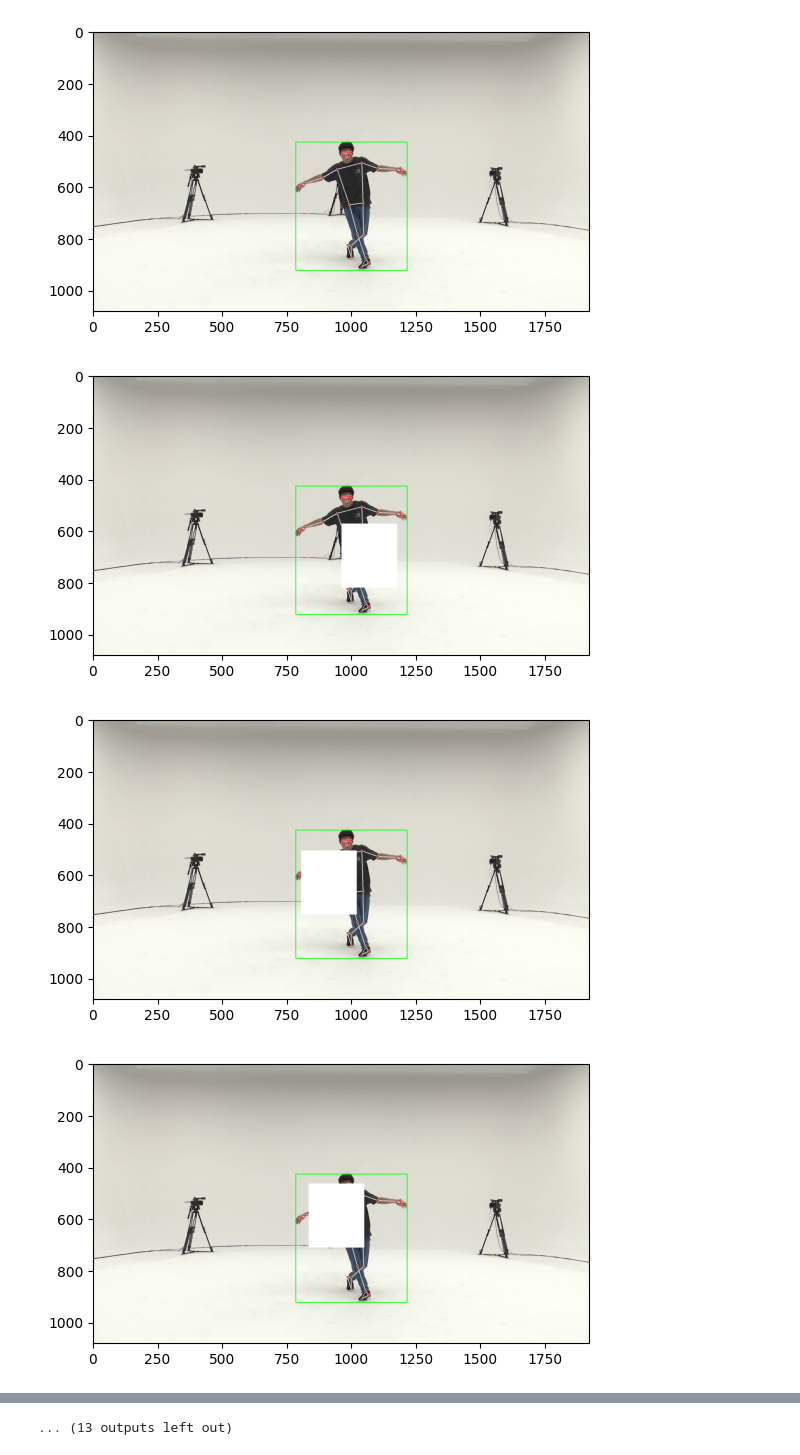
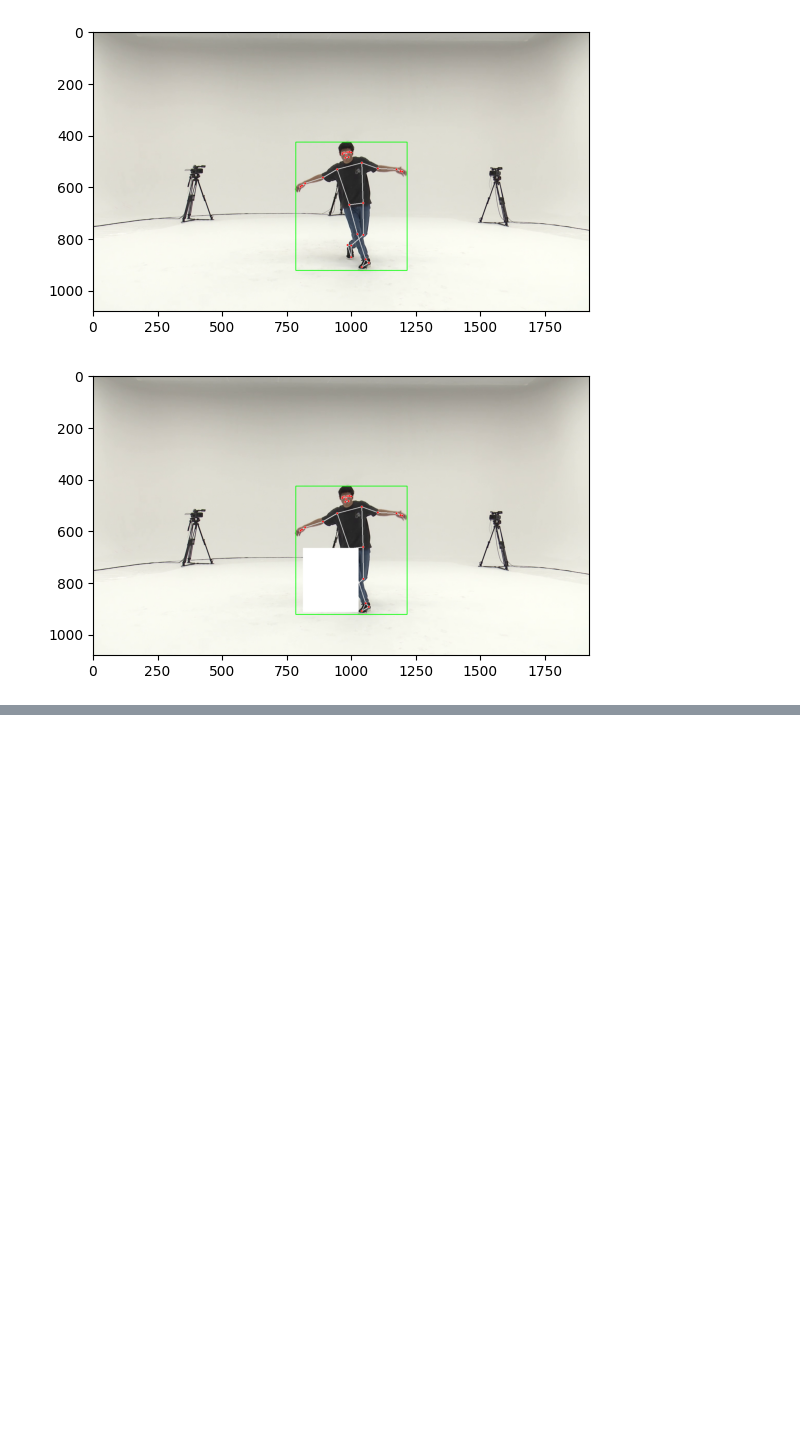
Before and after one commit to mlamsey/zeste_vision, a Jupyter notebook: nb/testbed.ipynb, the cells around one changed output, grey strips where cells are left out. Cells and saved outputs as stored; diff of their text form; code cells hidden in the pictures; blank space fills up the shorter version.

```diff
--- a/nb/testbed.ipynb
+++ b/nb/testbed.ipynb
@@ -85,15 +85,13 @@ plt.imshow(rgb_frame)
 # %%
 from zeste_vision.analysis.pose_tools import compute_bounding_box, add_occlusion
 from time import sleep
 
 bbox = compute_bounding_box(results)
 
-for _ in range(25):
+for _ in range(1):
     new_img = add_occlusion(render_image, bbox, percent=0.5)
     rgb_frame = cv2.cvtColor(new_img, cv2.COLOR_BGR2RGB)
     plt.imshow(rgb_frame)
     plt.show()
 # %% [output]
-[figure, old version]
+[figure, new version]
-[figure, removed]
-[figure, removed]
@@ -109 +97,0 @@ for _ in range(25):
-... (13 outputs left out)
```
Also changed, not shown: parts of 6 cells of this notebook, 1 other file.
